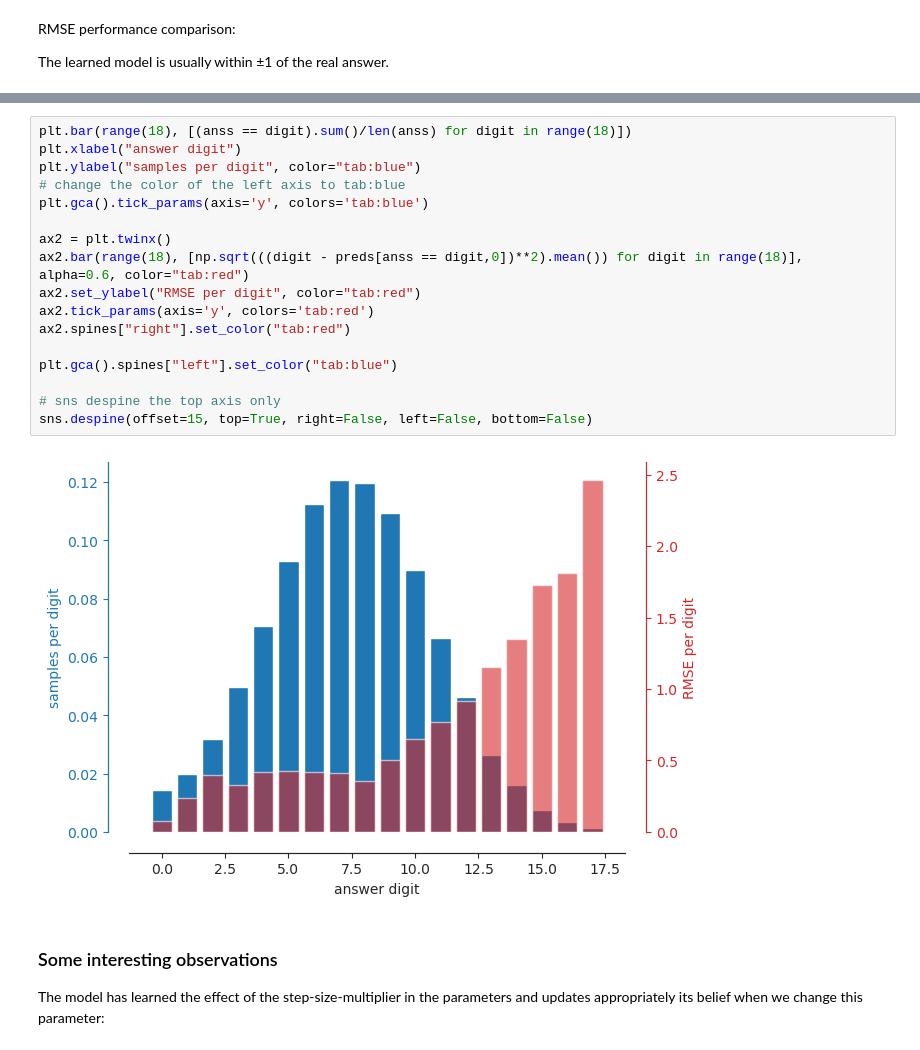
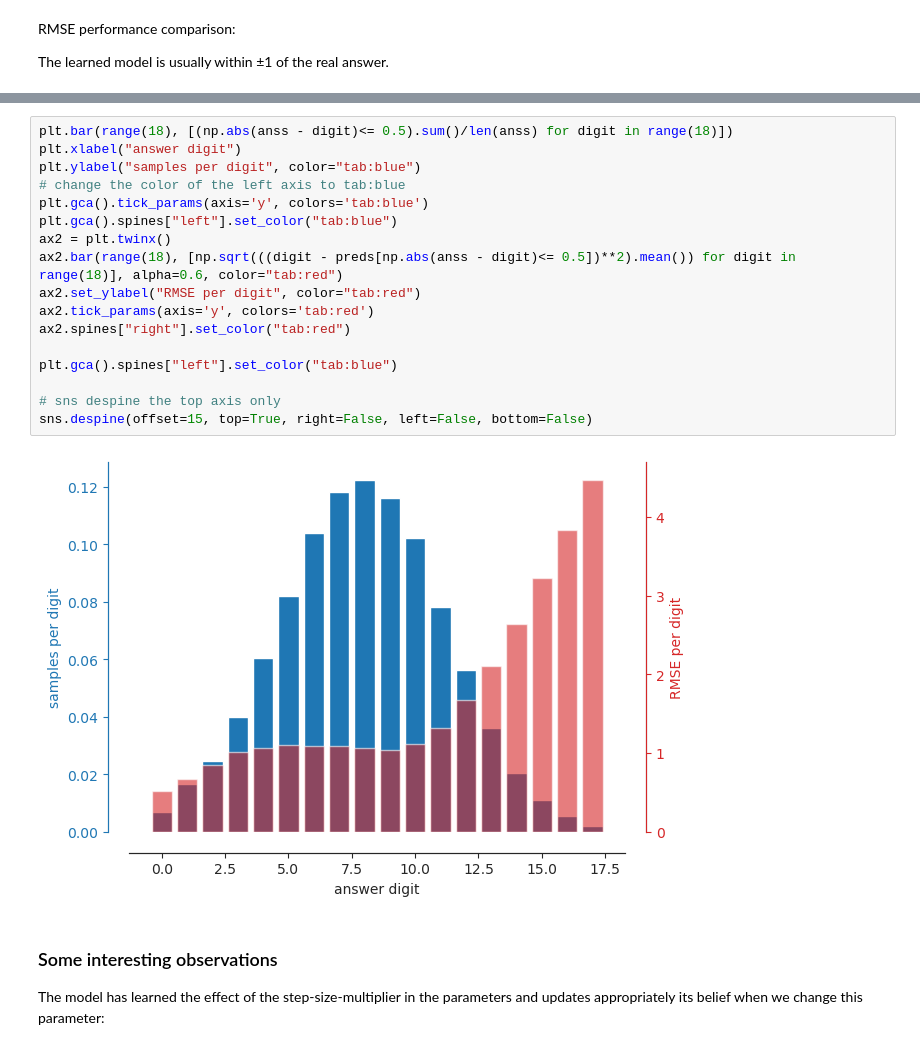
Before and after one commit to golkar/microcosm, a Jupyter notebook: xslorenz_KCroberta_results.ipynb, the cells around one changed output, grey strips where cells are left out. Saved outputs shown, nothing was run; the diff lists cells and outputs as text.

```diff
--- a/xslorenz_KCroberta_results.ipynb
+++ b/xslorenz_KCroberta_results.ipynb
@@ -432,22 +225,22 @@ plt.xlabel("true answer - predicted answer");
 # %%
-plt.bar(range(18), [(anss == digit).sum()/len(anss) for digit in range(18)])
+plt.bar(range(18), [(np.abs(anss - digit)<= 0.5).sum()/len(anss) for digit in range(18)])
 plt.xlabel("answer digit")
 plt.ylabel("samples per digit", color="tab:blue")
 # change the color of the left axis to tab:blue
 plt.gca().tick_params(axis='y', colors='tab:blue')
-
+plt.gca().spines["left"].set_color("tab:blue")
 ax2 = plt.twinx()
-ax2.bar(range(18), [np.sqrt(((digit - preds[anss == digit,0])**2).mean()) for digit in range(18)], alpha=0.6, color="tab:red")
+ax2.bar(range(18), [np.sqrt(((digit - preds[np.abs(anss - digit)<= 0.5])**2).mean()) for digit in range(18)], alpha=0.6, color="tab:red")
 ax2.set_ylabel("RMSE per digit", color="tab:red")
 ax2.tick_params(axis='y', colors='tab:red')
 ax2.spines["right"].set_color("tab:red")
 
 plt.gca().spines["left"].set_color("tab:blue")
 
 # sns despine the top axis only
 sns.despine(offset=15, top=True, right=False, left=False, bottom=False)
 # %% [output]
-[figure, old version]
+[figure, new version]
 # %% [markdown]
 ### Some interesting observations
 
```
Also changed, not shown: parts of 48 cells of this notebook, 3 other files.
